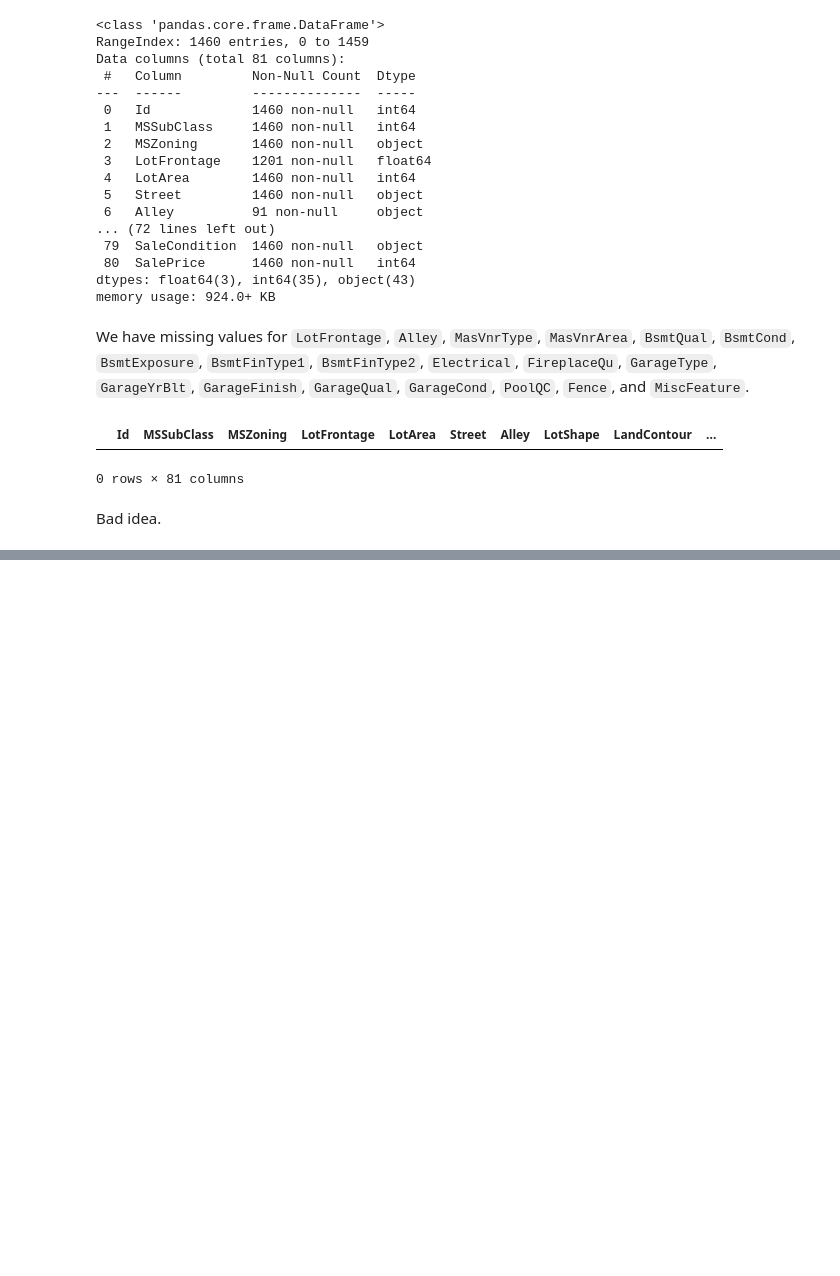
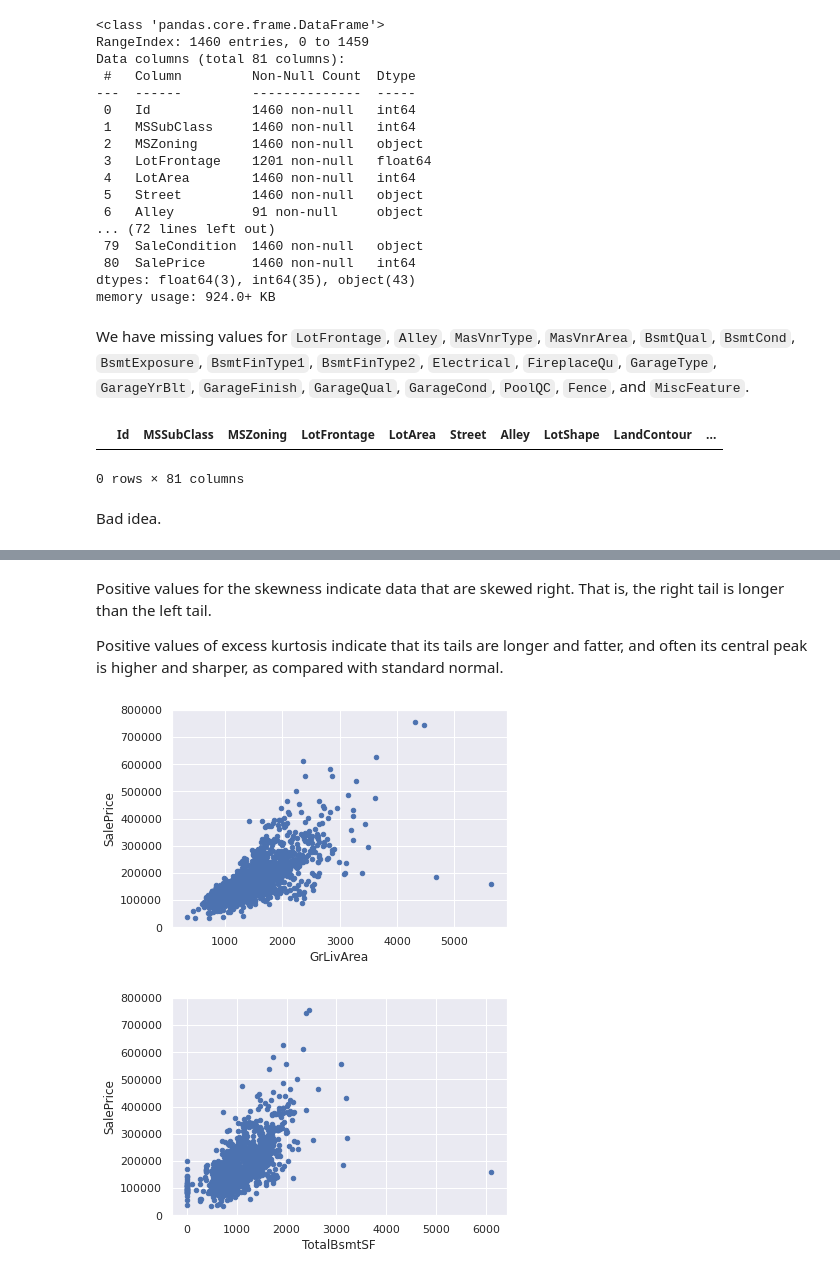
Before and after one commit to gkorpal/TeamPoplar, a Jupyter notebook: gkorpal/gkorpal-erdos.ipynb, the cells around one changed output, grey strips where cells are left out. Cells and saved outputs as stored; diff of their text form; code cells hidden in the pictures; blank space fills up the shorter version.

```diff
--- a/gkorpal/gkorpal-erdos.ipynb
+++ b/gkorpal/gkorpal-erdos.ipynb
@@ -67,0 +104,12 @@ Bad idea.
+# %% [markdown]
+Positive values for the skewness indicate data that are skewed right. That is, the right tail is longer than the left tail.
+
+Positive values of excess kurtosis indicate that its tails are longer and fatter, and often its central peak is higher and sharper, as compared with standard normal.
+# %%
+# Next we look at numerical variables GrLivArea and TotalBsmtSF
+for var in ['GrLivArea', 'TotalBsmtSF']:
+    data = pd.concat([htrain['SalePrice'], htrain[var]], axis=1)
+    data.plot.scatter(x=var, y='SalePrice', ylim=(0,800000))
+# %% [output]
+[figure, added]
+[figure, added]
```
Also changed, not shown: parts of 12 cells of this notebook.
